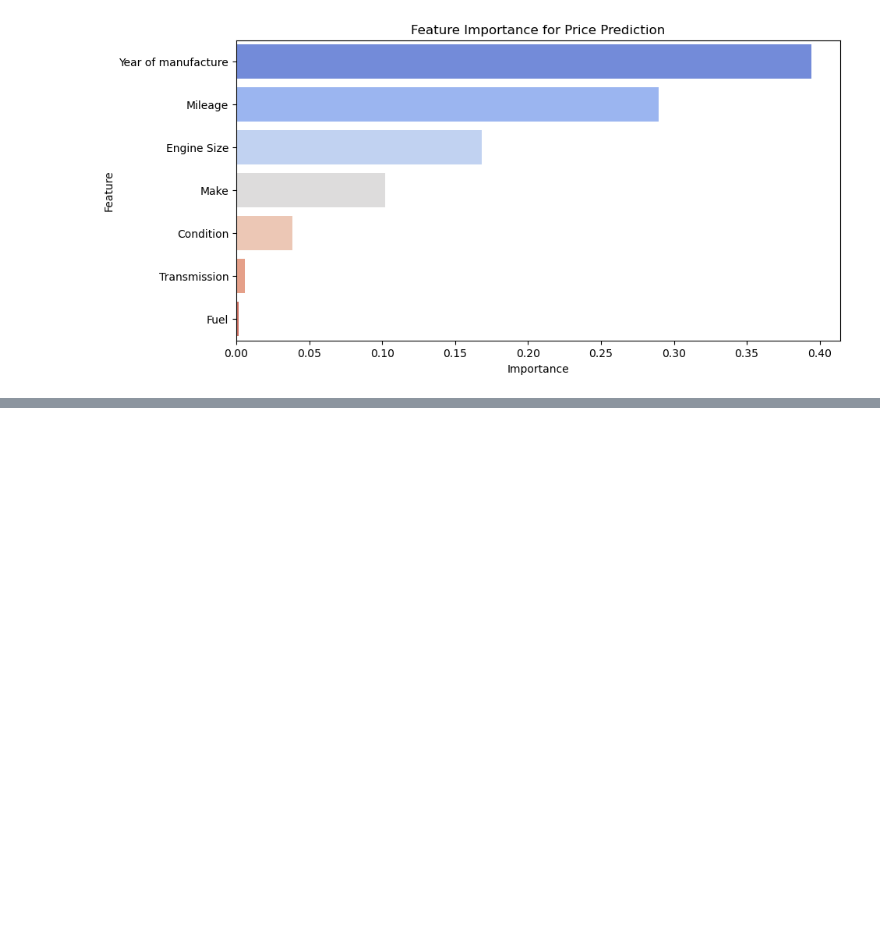
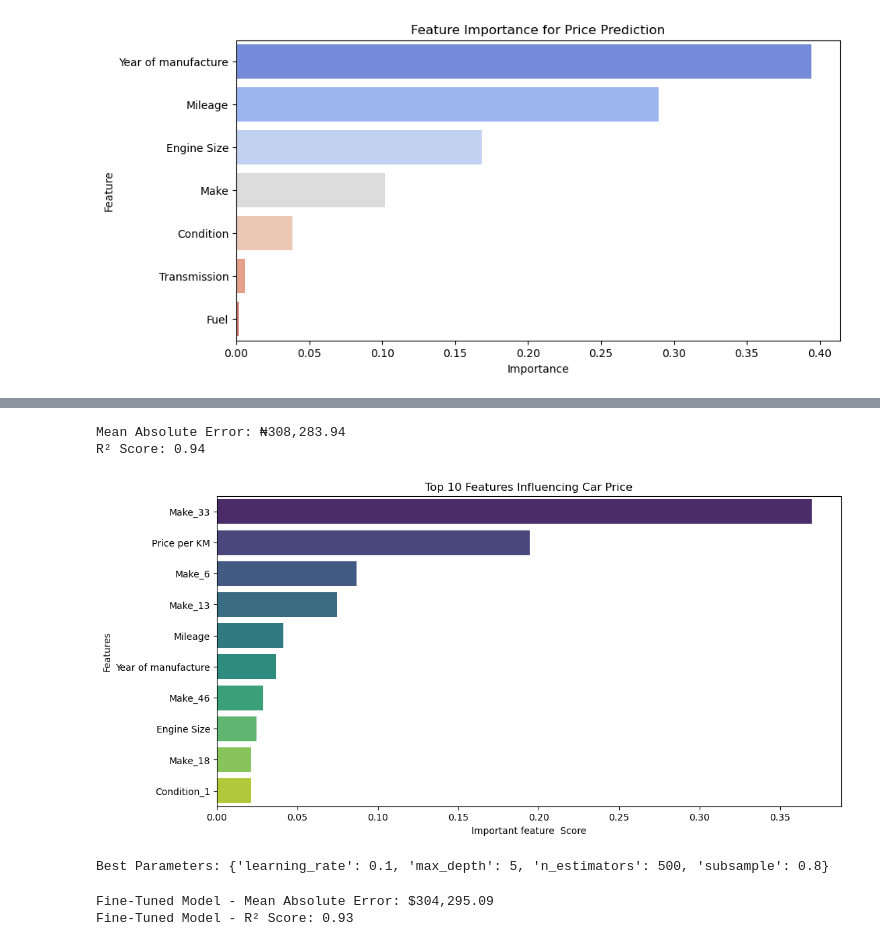
Before and after one commit to Tebrihk/Alpha_motors_dashboard, a Jupyter notebook: Python_Analysis/Alpha_motors.ipynb, the cells around one changed output, grey strips where cells are left out. Saved outputs shown, nothing was run; the diff lists cells and outputs as text; code cells hidden in the pictures; blank space fills up the shorter version.

```diff
--- a/Python_Analysis/Alpha_motors.ipynb
+++ b/Python_Analysis/Alpha_motors.ipynb
@@ -456,0 +569,37 @@ plt.show()
+# %%
+import xgboost as xgb
+df = pd.get_dummies(df, columns=['Make', 'Condition', 'Fuel', 'Transmission'], drop_first=True)
+
+X = df.drop(columns=['Price'])
+y = df['Price']
+X_train, X_test, y_train, y_test = train_test_split(X, y, test_size=0.2, random_state=42)
+xgb_model = xgb.XGBRegressor(n_estimators=500, learning_rate=0.05, max_depth=6, random_state=42)
+xgb_model.fit(X_train, y_train)
+
+y_pred = xgb_model.predict(X_test)
+mae = mean_absolute_error(y_test, y_pred)
+r2 = r2_score(y_test, y_pred)
+
+print(f"Mean Absolute Error: ₦{mae:,.2f}")
+print(f"R² Score: {r2:.2f}")
+# %%
+print(f"Mean Absolute Error: ₦{mae:,.2f}")
+print(f"R² Score: {r2:.2f}")
+# %% [output]
+Mean Absolute Error: ₦308,283.94
+R² Score: 0.94
+# %%
+feature_importance = xgb_model.feature_importances_
+feature_names = X.columns
+importance_df = pd.DataFrame({'Feature': feature_names, 'Importance': feature_importance})
+importance_df = importance_df.sort_values(by='Importance', ascending=False).head(10)  # Top 10 features
+
+plt.figure(figsize=(12, 6))
+sns.barplot(x=importance_df['Importance'], y=importance_df['Feature'], palette="viridis")
+
+plt.xlabel("Important feature  Score")
+plt.ylabel("Features")
+plt.title("Top 10 Features Influencing Car Price")
+plt.show()
+# %% [output]
+[figure, added]
@@ -456,0 +612,29 @@ plt.show()
+# %%
+from sklearn.model_selection import GridSearchCV
+xgb_model = xgb.XGBRegressor(objective='reg:squarederror', random_state=42)
+param_grid = {
+    'n_estimators': [100, 300, 500],
+    'learning_rate': [0.01, 0.05, 0.1],
+    'max_depth': [3, 5, 7],
+    'subsample': [0.8, 1],
+}
+# check documentation
+grid_search = GridSearchCV(xgb_model, param_grid, scoring='neg_mean_absolute_error', cv=5, n_jobs=-1)
+grid_search.fit(X_train, y_train)
+print("Best Parameters:", grid_search.best_params_)
+# %% [output]
+Best Parameters: {'learning_rate': 0.1, 'max_depth': 5, 'n_estimators': 500, 'subsample': 0.8}
+# %%
+best_params = grid_search.best_params_
+#retrain
+xgb_tuned = xgb.XGBRegressor(**best_params, random_state=42)
+xgb_tuned.fit(X_train, y_train)
+y_pred = xgb_tuned.predict(X_test)
+mae = mean_absolute_error(y_test, y_pred)
+r2 = r2_score(y_test, y_pred)
+
+print(f"Fine-Tuned Model - Mean Absolute Error: ${mae:,.2f}")
+print(f"Fine-Tuned Model - R² Score: {r2:.2f}")
+# %% [output]
+Fine-Tuned Model - Mean Absolute Error: $304,295.09
+Fine-Tuned Model - R² Score: 0.93
```
Also changed, not shown: parts of 14 cells of this notebook, 2 other files.
